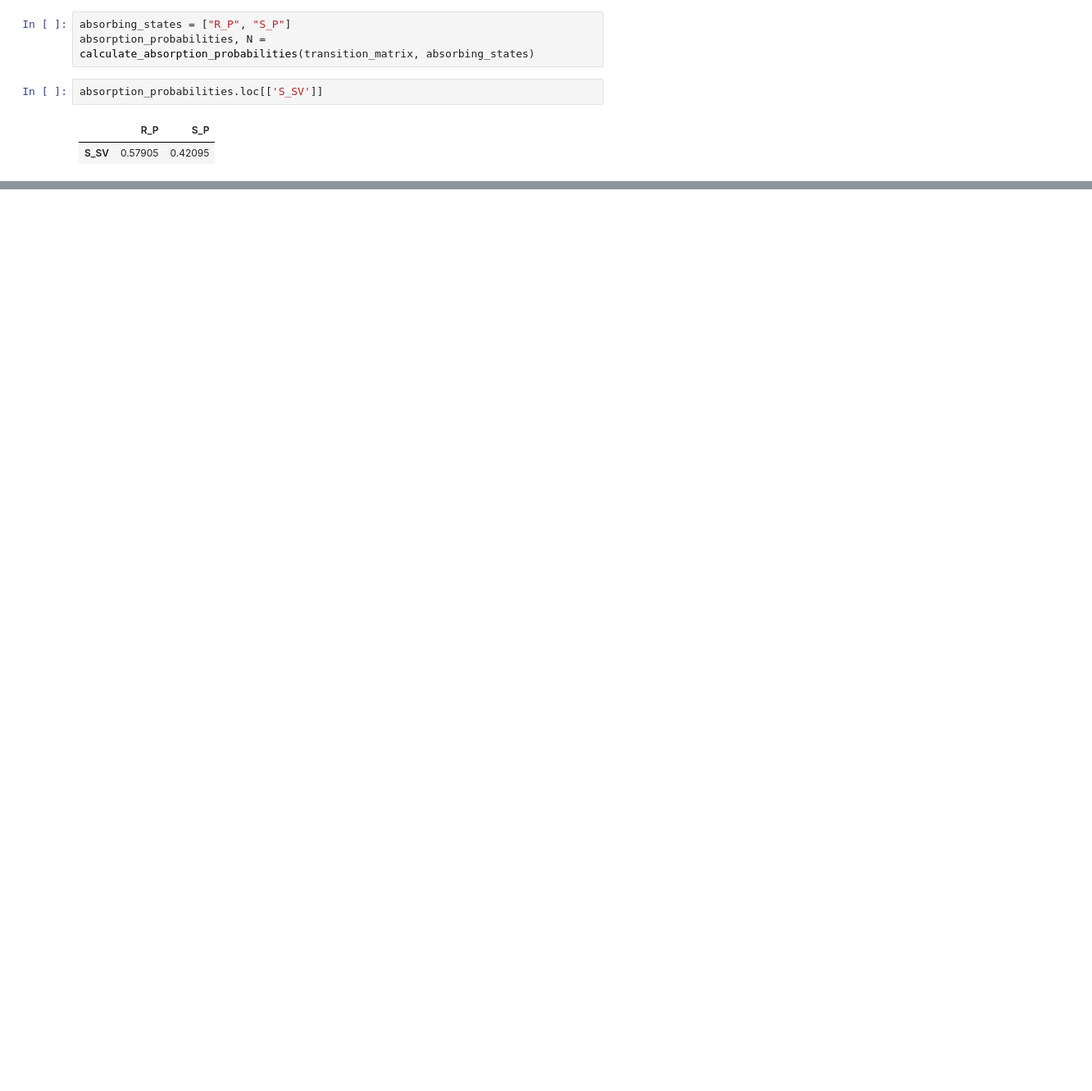
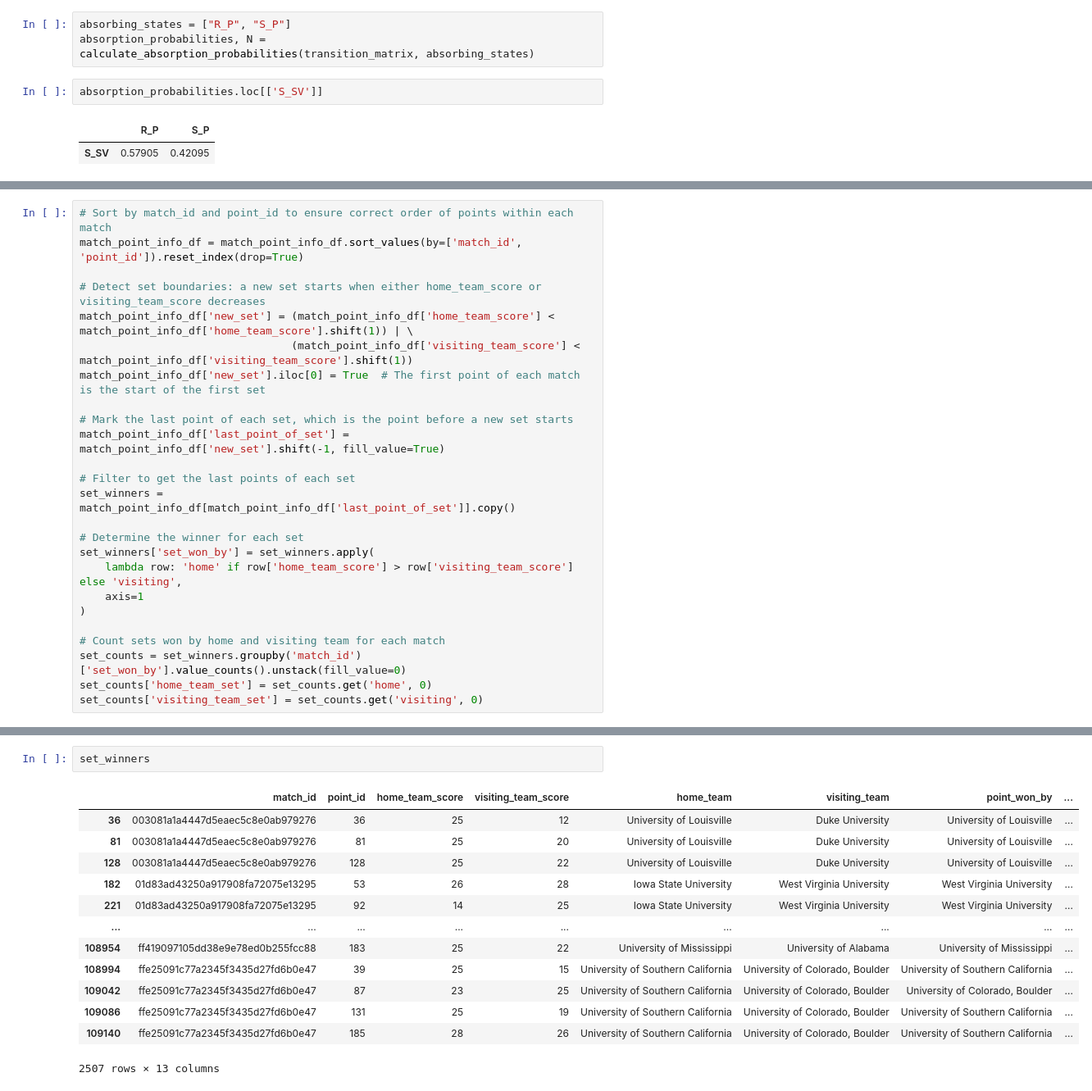
Before and after one commit to AndyZ-CYC/Volleyball_Project, a Jupyter notebook: Data_Exploration.ipynb, the cells around one changed output, grey strips where cells are left out. Shown at 82% size. Saved outputs shown, nothing was run; the diff lists cells and outputs as text; blank space fills up the shorter version.

```diff
--- a/Data_Exploration.ipynb
+++ b/Data_Exploration.ipynb
@@ -434,0 +536,25 @@ absorption_probabilities.loc[['S_SV']]
+# %%
+# Sort by match_id and point_id to ensure correct order of points within each match
+match_point_info_df = match_point_info_df.sort_values(by=['match_id', 'point_id']).reset_index(drop=True)
+
+# Detect set boundaries: a new set starts when either home_team_score or visiting_team_score decreases
+match_point_info_df['new_set'] = (match_point_info_df['home_team_score'] < match_point_info_df['home_team_score'].shift(1)) | \
+                                 (match_point_info_df['visiting_team_score'] < match_point_info_df['visiting_team_score'].shift(1))
+match_point_info_df['new_set'].iloc[0] = True  # The first point of each match is the start of the first set
+
+# Mark the last point of each set, which is the point before a new set starts
+match_point_info_df['last_point_of_set'] = match_point_info_df['new_set'].shift(-1, fill_value=True)
+
+# Filter to get the last points of each set
+set_winners = match_point_info_df[match_point_info_df['last_point_of_set']].copy()
+
+# Determine the winner for each set
+set_winners['set_won_by'] = set_winners.apply(
+    lambda row: 'home' if row['home_team_score'] > row['visiting_team_score'] else 'visiting',
+    axis=1
+)
+
+# Count sets won by home and visiting team for each match
+set_counts = set_winners.groupby('match_id')['set_won_by'].value_counts().unstack(fill_value=0)
+set_counts['home_team_set'] = set_counts.get('home', 0)
+set_counts['visiting_team_set'] = set_counts.get('visiting', 0)
@@ -434,0 +576,16 @@ absorption_probabilities.loc[['S_SV']]
+# %%
+set_winners
+# %% [output]
+|  | match_id | point_id | home_team_score | visiting_team_score | home_team | visiting_team | point_won_by | ... |
+| 36 | 003081a1a4447d5eaec5c8e0ab979276 | 36 | 25 | 12 | University of Louisville | Duke University | University of Louisville | ... |
+| 81 | 003081a1a4447d5eaec5c8e0ab979276 | 81 | 25 | 20 | University of Louisville | Duke University | University of Louisville | ... |
+| 128 | 003081a1a4447d5eaec5c8e0ab979276 | 128 | 25 | 22 | University of Louisville | Duke University | University of Louisville | ... |
+| 182 | 01d83ad43250a917908fa72075e13295 | 53 | 26 | 28 | Iowa State University | West Virginia University | West Virginia University | ... |
+| 221 | 01d83ad43250a917908fa72075e13295 | 92 | 14 | 25 | Iowa State University | West Virginia University | West Virginia University | ... |
+| ... | ... | ... | ... | ... | ... | ... | ... | ... |
+| 108954 | ff419097105dd38e9e78ed0b255fcc88 | 183 | 25 | 22 | University of Mississippi | University of Alabama | University of Mississippi | ... |
+| 108994 | ffe25091c77a2345f3435d27fd6b0e47 | 39 | 25 | 15 | University of Southern California | University of Colorado, Boulder | University of Southern California | ... |
+| 109042 | ffe25091c77a2345f3435d27fd6b0e47 | 87 | 23 | 25 | University of Southern California | University of Colorado, Boulder | University of Colorado, Boulder | ... |
+| 109086 | ffe25091c77a2345f3435d27fd6b0e47 | 131 | 25 | 19 | University of Southern California | University of Colorado, Boulder | University of Southern California | ... |
+| 109140 | ffe25091c77a2345f3435d27fd6b0e47 | 185 | 28 | 26 | University of Southern California | University of Colorado, Boulder | University of Southern California | ... |
+2507 rows × 13 columns
```
Also changed, not shown: parts of 20 cells of this notebook, 10 other files.
